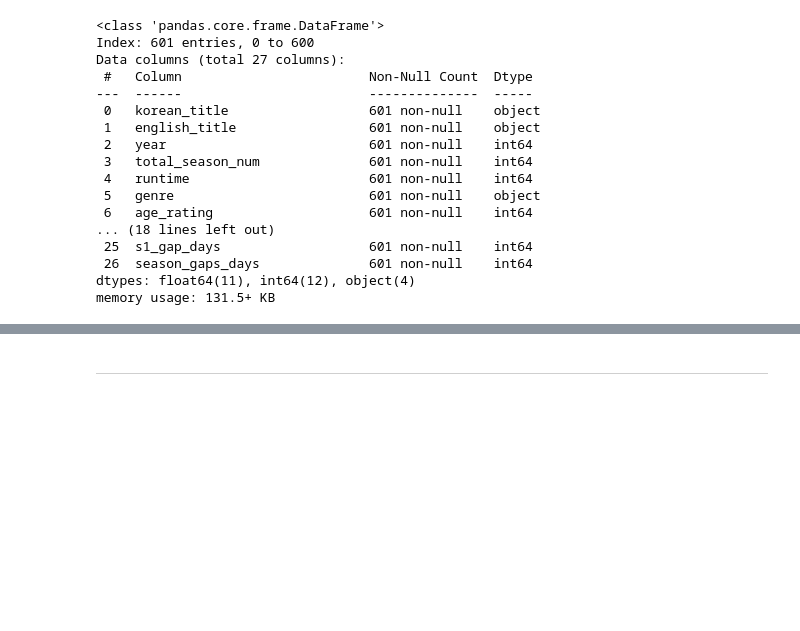
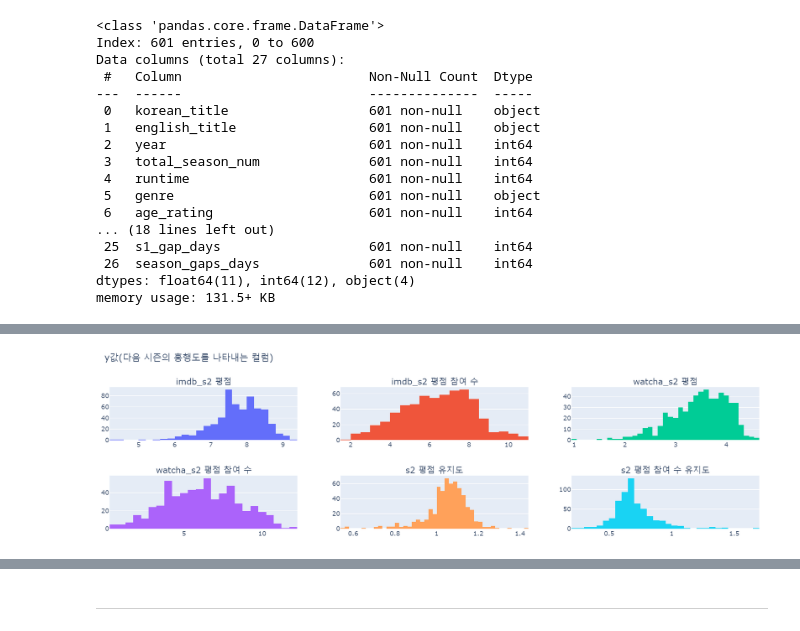
Before and after one commit to JoQri/ML_Netflix_project, a Jupyter notebook: ml/v2.ipynb, the cells around one changed output, grey strips where cells are left out. Drawn from its saved outputs; the diff is of its cells as text; code cells hidden in the pictures; blank space fills up the shorter version.

```diff
--- a/ml/v2.ipynb
+++ b/ml/v2.ipynb
@@ -154,3 +155,7 @@ fig3.update_layout(title_text='x값-인기도', showlegend=False)
 fig1.show()
 fig2.show()
 fig3.show()
+# %%
+Image(filename='../data/image/v2_1.png')
+# %% [output]
+[figure, added]
```
Also changed, not shown: parts of 20 cells of this notebook, 4 other files.
